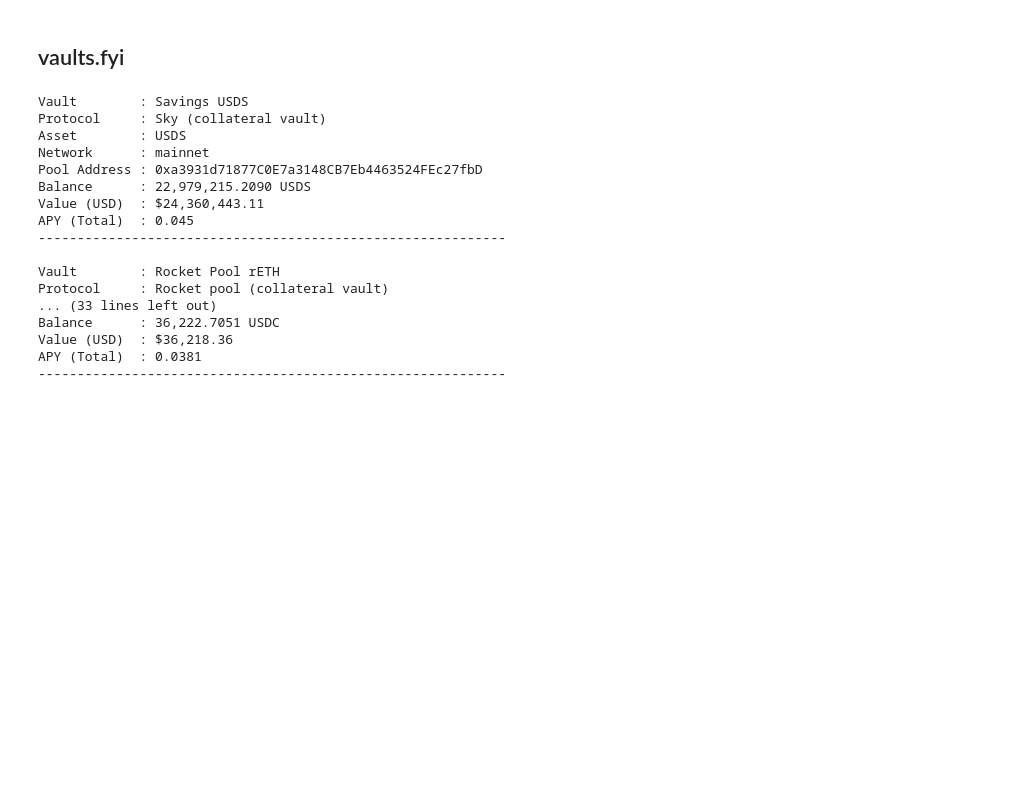
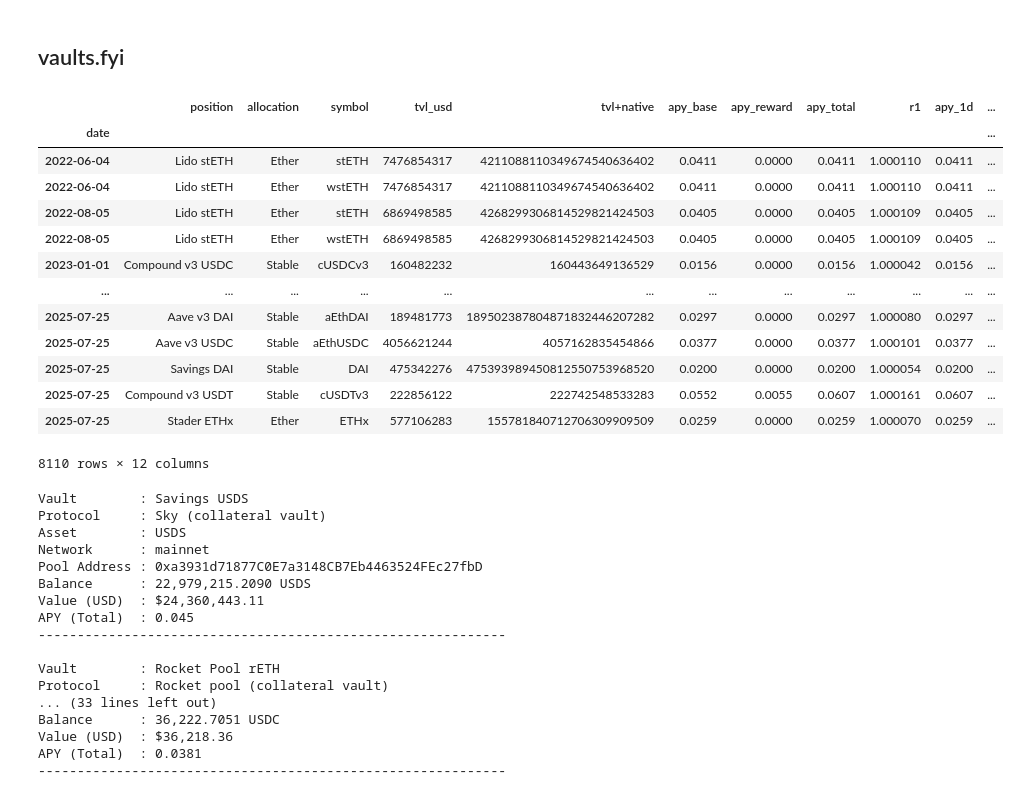
Before and after one commit to tom4s-lt/kpk-kitchens, a Jupyter notebook: ens-kitchen/scripts/ens_kitchen.ipynb, the cells around one changed output. Cells and saved outputs as stored; diff of their text form; code cells hidden in the pictures; blank space fills up the shorter version.

Commit message:
Add vaults workings to get allocation data

```diff
--- a/ens-kitchen/scripts/ens_kitchen.ipynb
+++ b/ens-kitchen/scripts/ens_kitchen.ipynb
@@ -292,18 +292,3 @@ df_holdings.to_csv(f"{ENSConfig.DATA_DIR}{ENSConfig.HOLDINGS_CSV}", index=False)
 print("\nExport complete!")
 # %% [markdown]
 ## vaults.fyi data
-# %%
-# user config - please don't stress the execution button as we might be left without credit
-client = VaultsSdk(api_key=ENSConfig.VAULTS_FYI_API_KEY)
-
-# wallet address
-wallet_address = ENSConfig.ENS_ENDOWMENT_ADDRESS
-
-# network to search
-networks = ['mainnet']
-
-# Fetch existing portfolio positions
-positions = client.get_positions(
-    user_address=wallet_address,
-    allowedNetworks=networks
-)
@@ -329,6 +383,56 @@ APY (Total)  : 3.81%
 # allocation monitoring
 # %% [markdown]
 ## vaults.fyi
+# %%
+"""
+Analyze allocation yields using vaults.fyi data
+
+args:
+    df_vaults_positions: historical yield data for ENS positions
+
+returns:
+    df_vaults_positions: with included 1d, 7d, 30d, apy
+"""
+
+# make a copy of the dataframe to keep original
+df_vaults_positions = df_vaults_positions_.copy()
+
+# adjust columns & set index
+df_vaults_positions['date'] = pd.to_datetime(df_vaults_positions['timestamp'], unit = 's')
+df_vaults_positions = df_vaults_positions.set_index('date')
+df_vaults_positions = df_vaults_positions.drop('timestamp', axis = 1)
+
+# Assuming your dataframe is named `df` and date is the index
+df_vaults_positions.index = pd.to_datetime(df_vaults_positions.index)  # ensure datetime index
+df_vaults_positions = df_vaults_positions.sort_index()
+
+# add r+1 for each of the records for each date
+df_vaults_positions['r1'] = (1 + df_vaults_positions['apy_total']) ** (1/365)
+
+# calculate twr for the required windoes
+for window in [1, 7, 30]:
+    df_window = df_vaults_positions.groupby(['position', 'allocation', 'symbol']).rolling(window = window).apply(np.prod, raw=True)['r1'].to_frame()
+    df_window.columns = [f'apy_{window}d']
+    df_window[f'apy_{window}d'] = df_window[f'apy_{window}d'] ** (365/window) - 1  # normalize to a year and make it APY
+
+    df_vaults_positions = df_vaults_positions.merge(df_window, on=['date', 'position', 'allocation', 'symbol'])
+
+df_vaults_positions
+# %% [output]
+|  | position | allocation | symbol | tvl_usd | tvl+native | apy_base | apy_reward | apy_total | r1 | apy_1d | ... |
+| date |  |  |  |  |  |  |  |  |  |  | ... |
+| 2022-06-04 | Lido stETH | Ether | stETH | 7476854317 | 4211088110349674540636402 | 0.0411 | 0.0000 | 0.0411 | 1.000110 | 0.0411 | ... |
+| 2022-06-04 | Lido stETH | Ether | wstETH | 7476854317 | 4211088110349674540636402 | 0.0411 | 0.0000 | 0.0411 | 1.000110 | 0.0411 | ... |
+| 2022-08-05 | Lido stETH | Ether | stETH | 6869498585 | 4268299306814529821424503 | 0.0405 | 0.0000 | 0.0405 | 1.000109 | 0.0405 | ... |
+| 2022-08-05 | Lido stETH | Ether | wstETH | 6869498585 | 4268299306814529821424503 | 0.0405 | 0.0000 | 0.0405 | 1.000109 | 0.0405 | ... |
+| 2023-01-01 | Compound v3 USDC | Stable | cUSDCv3 | 160482232 | 160443649136529 | 0.0156 | 0.0000 | 0.0156 | 1.000042 | 0.0156 | ... |
+| ... | ... | ... | ... | ... | ... | ... | ... | ... | ... | ... | ... |
+| 2025-07-25 | Aave v3 DAI | Stable | aEthDAI | 189481773 | 189502387804871832446207282 | 0.0297 | 0.0000 | 0.0297 | 1.000080 | 0.0297 | ... |
+| 2025-07-25 | Aave v3 USDC | Stable | aEthUSDC | 4056621244 | 4057162835454866 | 0.0377 | 0.0000 | 0.0377 | 1.000101 | 0.0377 | ... |
+| 2025-07-25 | Savings DAI | Stable | DAI | 475342276 | 475393989450812550753968520 | 0.0200 | 0.0000 | 0.0200 | 1.000054 | 0.0200 | ... |
+| 2025-07-25 | Compound v3 USDT | Stable | cUSDTv3 | 222856122 | 222742548533283 | 0.0552 | 0.0055 | 0.0607 | 1.000161 | 0.0607 | ... |
+| 2025-07-25 | Stader ETHx | Ether | ETHx | 577106283 | 155781840712706309909509 | 0.0259 | 0.0000 | 0.0259 | 1.000070 | 0.0259 | ... |
+8110 rows × 12 columns
 # %%
 data_tmp = []
 
```
Also changed, not shown: parts of 4 cells of this notebook.
